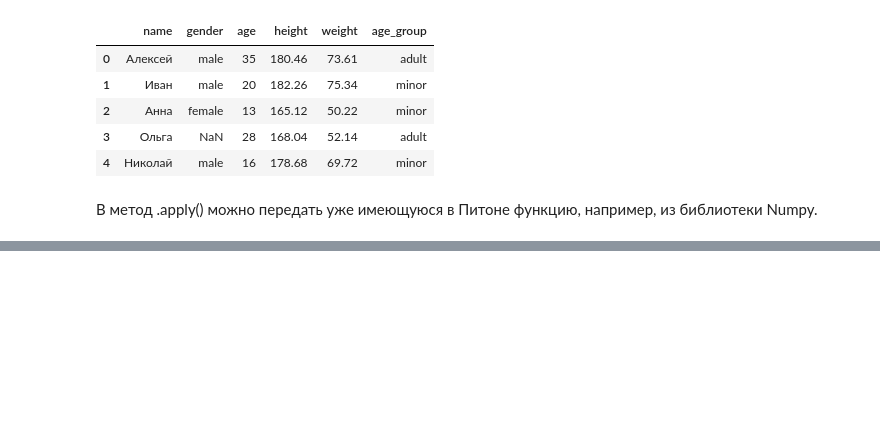
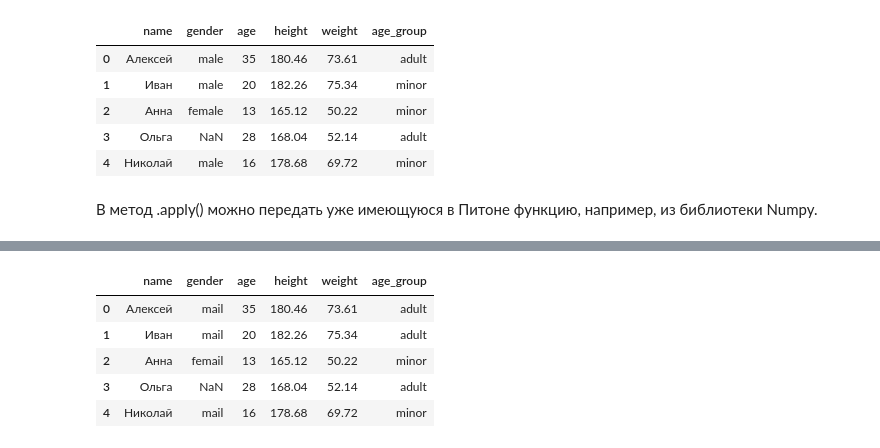
Before and after one commit to ShaidulinAndrew/Pandas_classes, a Jupyter notebook: Pandas2_makarov.ipynb, the cells around one changed output, grey strips where cells are left out. Drawn from its saved outputs; the diff is of its cells as text; code cells hidden in the pictures; blank space fills up the shorter version.

```diff
--- a/Pandas2_makarov.ipynb
+++ b/Pandas2_makarov.ipynb
@@ -893,0 +952,9 @@ people[['height', 'weight']] = people[['height', 'weight']].apply(
+# %%
+people = pd.DataFrame({'name'        : ['Алексей', 'Иван', 'Анна', 'Ольга', 'Николай'],
+                       'gender'      : [1, 1, 0, 2, 1],
+                       'age'         : [35, 20, 13, 28, 16],
+                       'height'      : [180.46, 182.26, 165.12, 168.04, 178.68],
+                       'weight'      : [73.61, 75.34, 50.22, 52.14, 69.72]
+                       })
+
+people
@@ -893,0 +968,31 @@ people[['height', 'weight']] = people[['height', 'weight']].apply(
+# %%
+# объявим несколько функций, которые применим ко всему датафрейму
+# скопируем DataFrame
+def copy_df(df):
+    return df.copy()
+
+# заменим значения столбца на новые с помощью метода .map()
+def map_columns(df, column, label1, label2):
+    labels_map = {0: label1, 1: label2}
+    df[column] = df[column].map(labels_map)
+    return df
+
+# создадим функцию для превращения количественной переменной в категориальную
+def to_categorical(df, newcol, condcol, thres, cat1, cat2):
+    df[newcol] = np.where(df[condcol] >= thres, cat1, cat2)
+    return df
+# %%
+# последовательно применим эти функции с помощью нескольких методов .pipe()
+people_processed = (people.
+                    pipe(copy_df).
+                    pipe(map_columns, 'gender', 'femail', 'mail').
+                    pipe(to_categorical, 'age_group', 'age', 18, 'adult', 'minor'))
+
+people_processed
+# %% [output]
+|  | name | gender | age | height | weight | age_group |
+| 0 | Алексей | mail | 35 | 180.46 | 73.61 | adult |
+| 1 | Иван | mail | 20 | 182.26 | 75.34 | adult |
+| 2 | Анна | femail | 13 | 165.12 | 50.22 | minor |
+| 3 | Ольга | NaN | 28 | 168.04 | 52.14 | adult |
+| 4 | Николай | mail | 16 | 178.68 | 69.72 | minor |
```
Also changed, not shown: parts of 12 cells of this notebook.
